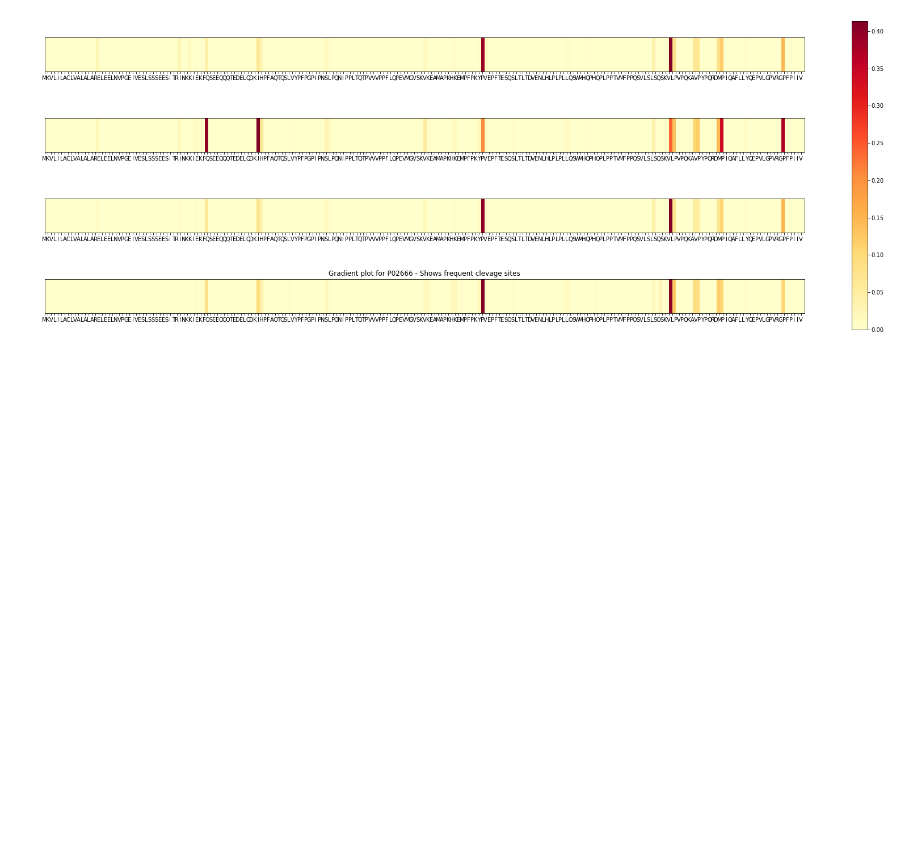
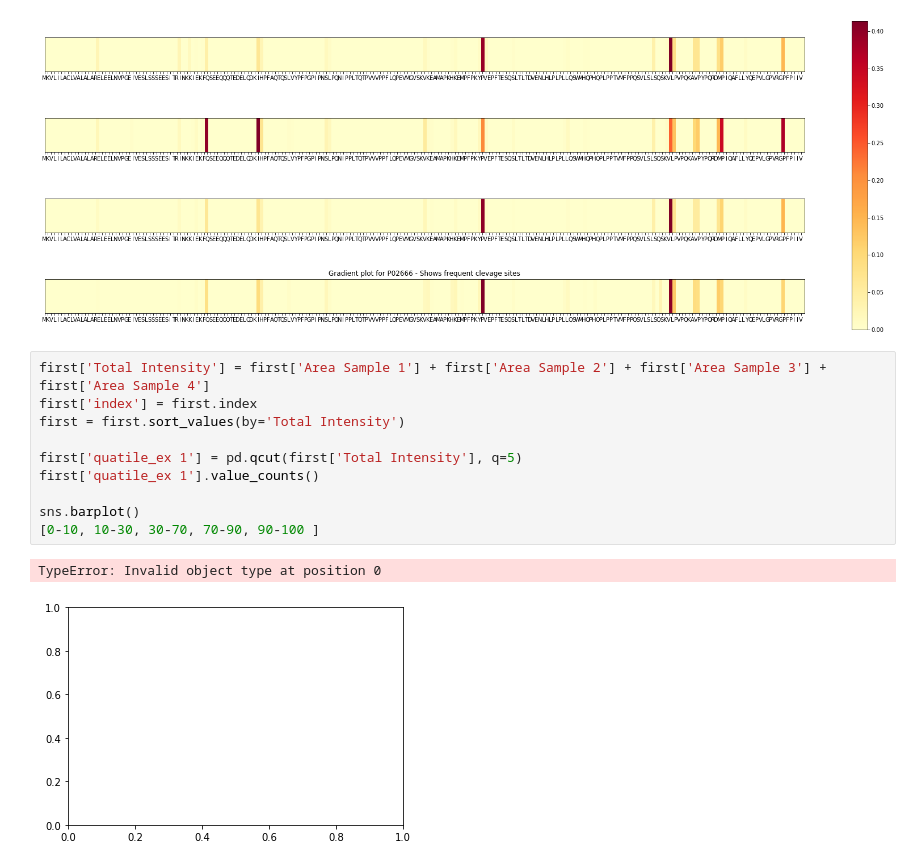
Before and after one commit to Munklinde96/Data_Visualization, a Jupyter notebook: viz4.ipynb, the cells around one changed output. Drawn from its saved outputs; the diff is of its cells as text; blank space fills up the shorter version.

```diff
--- a/viz4.ipynb
+++ b/viz4.ipynb
@@ -72,3 +72,16 @@ get_gradient_plot(lists, seq_list, "P02666")
 # %% [output]
 [figure]
 [figure]
+# %%
+first['Total Intensity'] = first['Area Sample 1'] + first['Area Sample 2'] + first['Area Sample 3'] + first['Area Sample 4']
+first['index'] = first.index
+first = first.sort_values(by='Total Intensity')
+
+first['quatile_ex 1'] = pd.qcut(first['Total Intensity'], q=5)
+first['quatile_ex 1'].value_counts()
+
+sns.barplot()
+[0-10, 10-30, 30-70, 70-90, 90-100 ]
+# %% [output]
+TypeError: Invalid object type at position 0
+[figure, added]
```
Also changed, not shown: parts of 2 cells of this notebook, 1 other file.
